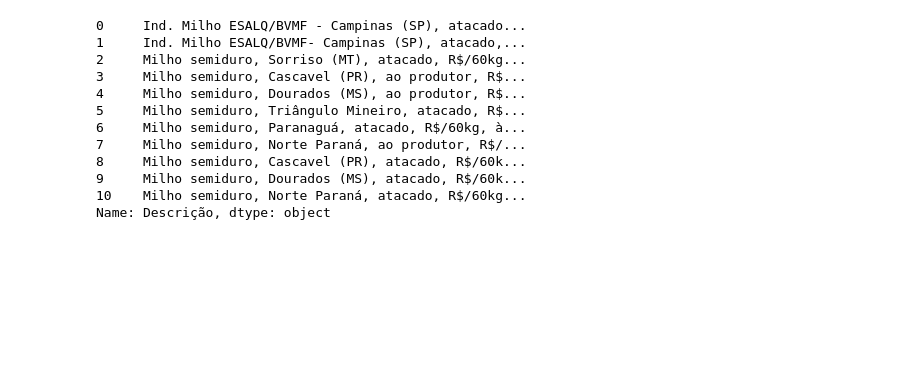
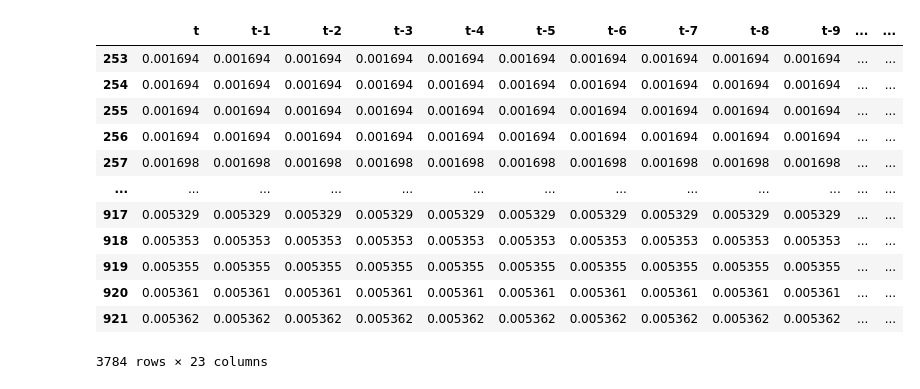
Before and after one commit to luizel-fx/AgPricesAnalytics, a Jupyter notebook: testes.ipynb, the cells around one changed output. Drawn from its saved outputs; the diff is of its cells as text; code cells hidden in the pictures; blank space fills up the shorter version.

```diff
--- a/testes.ipynb
+++ b/testes.ipynb
@@ -1,23 +1,27 @@
 # %%
 import pandas as pd
 from price_loaders.tradingview import load_asset_price
 from datetime import date
 
 import plotly.express as px
 import plotly.graph_objects as go
 
-bases = pd.read_excel("Preços físicos/milho.xlsx", sheet_name="PRAÇAS")
-bases['Descrição']
+from sklearn.model_selection import train_test_split
+from sklearn.neural_network import MLPRegressor
+
+volatilityModelDF = pd.read_csv('dfTest.csv', index_col=0)
+volatilityModelDF
 # %% [output]
+|  | t | t-1 | t-2 | t-3 | t-4 | t-5 | t-6 | t-7 | t-8 | t-9 | ... | ... |
+| 253 | 0.001694 | 0.001694 | 0.001694 | 0.001694 | 0.001694 | 0.001694 | 0.001694 | 0.001694 | 0.001694 | 0.001694 | ... | ... |
+| 254 | 0.001694 | 0.001694 | 0.001694 | 0.001694 | 0.001694 | 0.001694 | 0.001694 | 0.001694 | 0.001694 | 0.001694 | ... | ... |
+| 255 | 0.001694 | 0.001694 | 0.001694 | 0.001694 | 0.001694 | 0.001694 | 0.001694 | 0.001694 | 0.001694 | 0.001694 | ... | ... |
+| 256 | 0.001694 | 0.001694 | 0.001694 | 0.001694 | 0.001694 | 0.001694 | 0.001694 | 0.001694 | 0.001694 | 0.001694 | ... | ... |
+| 257 | 0.001698 | 0.001698 | 0.001698 | 0.001698 | 0.001698 | 0.001698 | 0.001698 | 0.001698 | 0.001698 | 0.001698 | ... | ... |
+| ... | ... | ... | ... | ... | ... | ... | ... | ... | ... | ... | ... | ... |
+| 917 | 0.005329 | 0.005329 | 0.005329 | 0.005329 | 0.005329 | 0.005329 | 0.005329 | 0.005329 | 0.005329 | 0.005329 | ... | ... |
+| 918 | 0.005353 | 0.005353 | 0.005353 | 0.005353 | 0.005353 | 0.005353 | 0.005353 | 0.005353 | 0.005353 | 0.005353 | ... | ... |
+| 919 | 0.005355 | 0.005355 | 0.005355 | 0.005355 | 0.005355 | 0.005355 | 0.005355 | 0.005355 | 0.005355 | 0.005355 | ... | ... |
+| 920 | 0.005361 | 0.005361 | 0.005361 | 0.005361 | 0.005361 | 0.005361 | 0.005361 | 0.005361 | 0.005361 | 0.005361 | ... | ... |
+| 921 | 0.005362 | 0.005362 | 0.005362 | 0.005362 | 0.005362 | 0.005362 | 0.005362 | 0.005362 | 0.005362 | 0.005362 | ... | ... |
-0     Ind. Milho ESALQ/BVMF - Campinas (SP), atacado...
-1     Ind. Milho ESALQ/BVMF- Campinas (SP), atacado,...
-2     Milho semiduro, Sorriso (MT), atacado, R$/60kg...
-3     Milho semiduro, Cascavel (PR), ao produtor, R$...
-4     Milho semiduro, Dourados (MS), ao produtor, R$...
-5     Milho semiduro, Triângulo Mineiro, atacado, R$...
-6     Milho semiduro, Paranaguá, atacado, R$/60kg, à...
-7     Milho semiduro, Norte Paraná, ao produtor, R$/...
-8     Milho semiduro, Cascavel (PR), atacado, R$/60k...
-9     Milho semiduro, Dourados (MS), atacado, R$/60k...
-10    Milho semiduro, Norte Paraná, atacado, R$/60kg...
-Name: Descrição, dtype: object
+3784 rows × 23 columns
```
Also changed, not shown: parts of 4 cells of this notebook, 6 other files.
